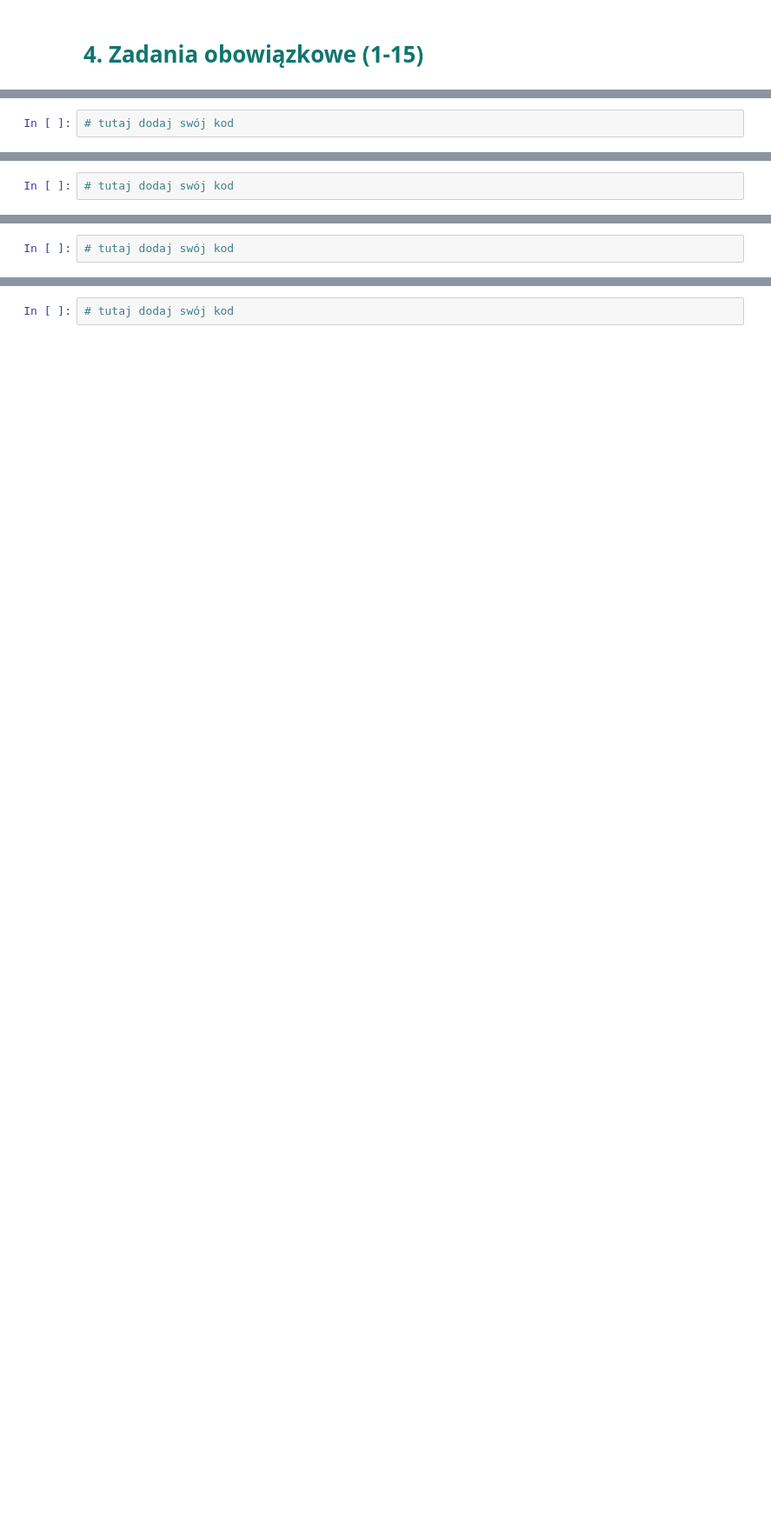
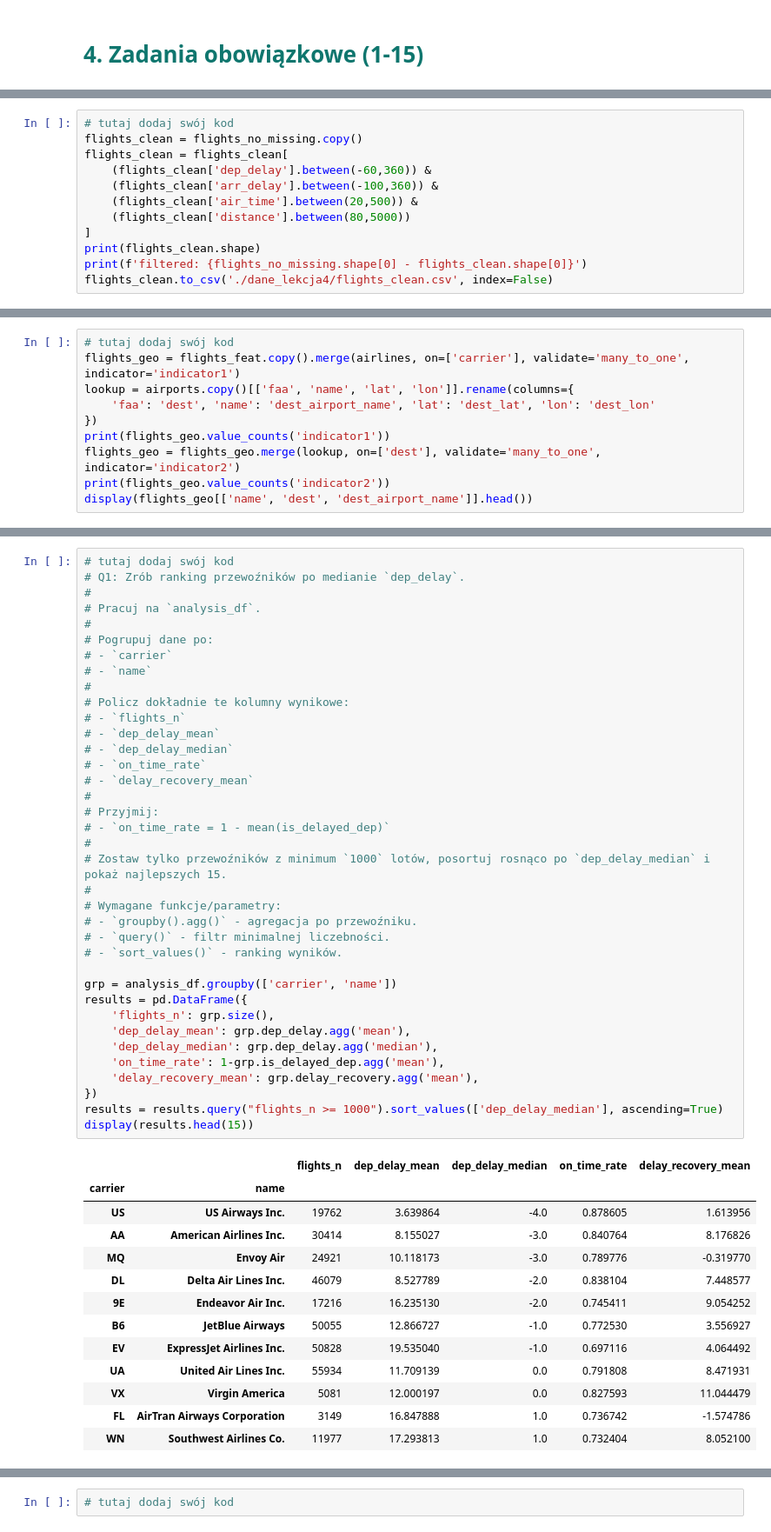
Before and after one commit to tpawlonka/AnalizaDanychPythonKurs, a Jupyter notebook: AnalizaDanychPython_Lekcja4.ipynb, the cells around one changed output, grey strips where cells are left out. Shown at 87% size. Saved outputs shown, nothing was run; the diff lists cells and outputs as text; blank space fills up the shorter version.

```diff
--- a/AnalizaDanychPython_Lekcja4.ipynb
+++ b/AnalizaDanychPython_Lekcja4.ipynb
@@ -592,3 +805,13 @@ Dokumentacja:
 - https://pandas.pydata.org/docs/reference/api/pandas.Series.between.html
 # %%
 # tutaj dodaj swój kod
+flights_clean = flights_no_missing.copy()
+flights_clean = flights_clean[
+    (flights_clean['dep_delay'].between(-60,360)) &
+    (flights_clean['arr_delay'].between(-100,360)) &
+    (flights_clean['air_time'].between(20,500)) &
+    (flights_clean['distance'].between(80,5000))
+]
+print(flights_clean.shape)
+print(f'filtered: {flights_no_missing.shape[0] - flights_clean.shape[0]}')
+flights_clean.to_csv('./dane_lekcja4/flights_clean.csv', index=False)
@@ -727,3 +1011,11 @@ Dokumentacja:
 - https://pandas.pydata.org/docs/reference/api/pandas.DataFrame.rename.html
 # %%
 # tutaj dodaj swój kod
+flights_geo = flights_feat.copy().merge(airlines, on=['carrier'], validate='many_to_one', indicator='indicator1')
+lookup = airports.copy()[['faa', 'name', 'lat', 'lon']].rename(columns={
+    'faa': 'dest', 'name': 'dest_airport_name', 'lat': 'dest_lat', 'lon': 'dest_lon'
+})
+print(flights_geo.value_counts('indicator1'))
+flights_geo = flights_geo.merge(lookup, on=['dest'], validate='many_to_one', indicator='indicator2')
+print(flights_geo.value_counts('indicator2'))
+display(flights_geo[['name', 'dest', 'dest_airport_name']].head())
@@ -809,6 +1159,55 @@ Dokumentacja:
 - https://pandas.pydata.org/docs/reference/api/pandas.DataFrame.query.html
 # %%
 # tutaj dodaj swój kod
+# Q1: Zrób ranking przewoźników po medianie `dep_delay`.
+#
+# Pracuj na `analysis_df`.
+#
+# Pogrupuj dane po:
+# - `carrier`
+# - `name`
+#
+# Policz dokładnie te kolumny wynikowe:
+# - `flights_n`
+# - `dep_delay_mean`
+# - `dep_delay_median`
+# - `on_time_rate`
+# - `delay_recovery_mean`
+#
+# Przyjmij:
+# - `on_time_rate = 1 - mean(is_delayed_dep)`
+#
+# Zostaw tylko przewoźników z minimum `1000` lotów, posortuj rosnąco po `dep_delay_median` i pokaż najlepszych 15.
+#
+# Wymagane funkcje/parametry:
+# - `groupby().agg()` - agregacja po przewoźniku.
+# - `query()` - filtr minimalnej liczebności.
+# - `sort_values()` - ranking wyników.
+
+grp = analysis_df.groupby(['carrier', 'name'])
+results = pd.DataFrame({
+    'flights_n': grp.size(),
+    'dep_delay_mean': grp.dep_delay.agg('mean'),
+    'dep_delay_median': grp.dep_delay.agg('median'),
+    'on_time_rate': 1-grp.is_delayed_dep.agg('mean'),
+    'delay_recovery_mean': grp.delay_recovery.agg('mean'),
+})
+results = results.query("flights_n >= 1000").sort_values(['dep_delay_median'], ascending=True)
+display(results.head(15))
+# %% [output]
+|  |  | flights_n | dep_delay_mean | dep_delay_median | on_time_rate | delay_recovery_mean |
+| carrier | name |  |  |  |  |  |
+| US | US Airways Inc. | 19762 | 3.639864 | -4.0 | 0.878605 | 1.613956 |
+| AA | American Airlines Inc. | 30414 | 8.155027 | -3.0 | 0.840764 | 8.176826 |
+| MQ | Envoy Air | 24921 | 10.118173 | -3.0 | 0.789776 | -0.319770 |
+| DL | Delta Air Lines Inc. | 46079 | 8.527789 | -2.0 | 0.838104 | 7.448577 |
+| 9E | Endeavor Air Inc. | 17216 | 16.235130 | -2.0 | 0.745411 | 9.054252 |
+| B6 | JetBlue Airways | 50055 | 12.866727 | -1.0 | 0.772530 | 3.556927 |
+| EV | ExpressJet Airlines Inc. | 50828 | 19.535040 | -1.0 | 0.697116 | 4.064492 |
+| UA | United Air Lines Inc. | 55934 | 11.709139 | 0.0 | 0.791808 | 8.471931 |
+| VX | Virgin America | 5081 | 12.000197 | 0.0 | 0.827593 | 11.044479 |
+| FL | AirTran Airways Corporation | 3149 | 16.847888 | 1.0 | 0.736742 | -1.574786 |
+| WN | Southwest Airlines Co. | 11977 | 17.293813 | 1.0 | 0.732404 | 8.052100 |
 # %% [markdown]
 ## <span style="color:#0f766e; font-weight:700;">Zadanie 11</span>
 
```
Also changed, not shown: parts of 9 cells of this notebook.
